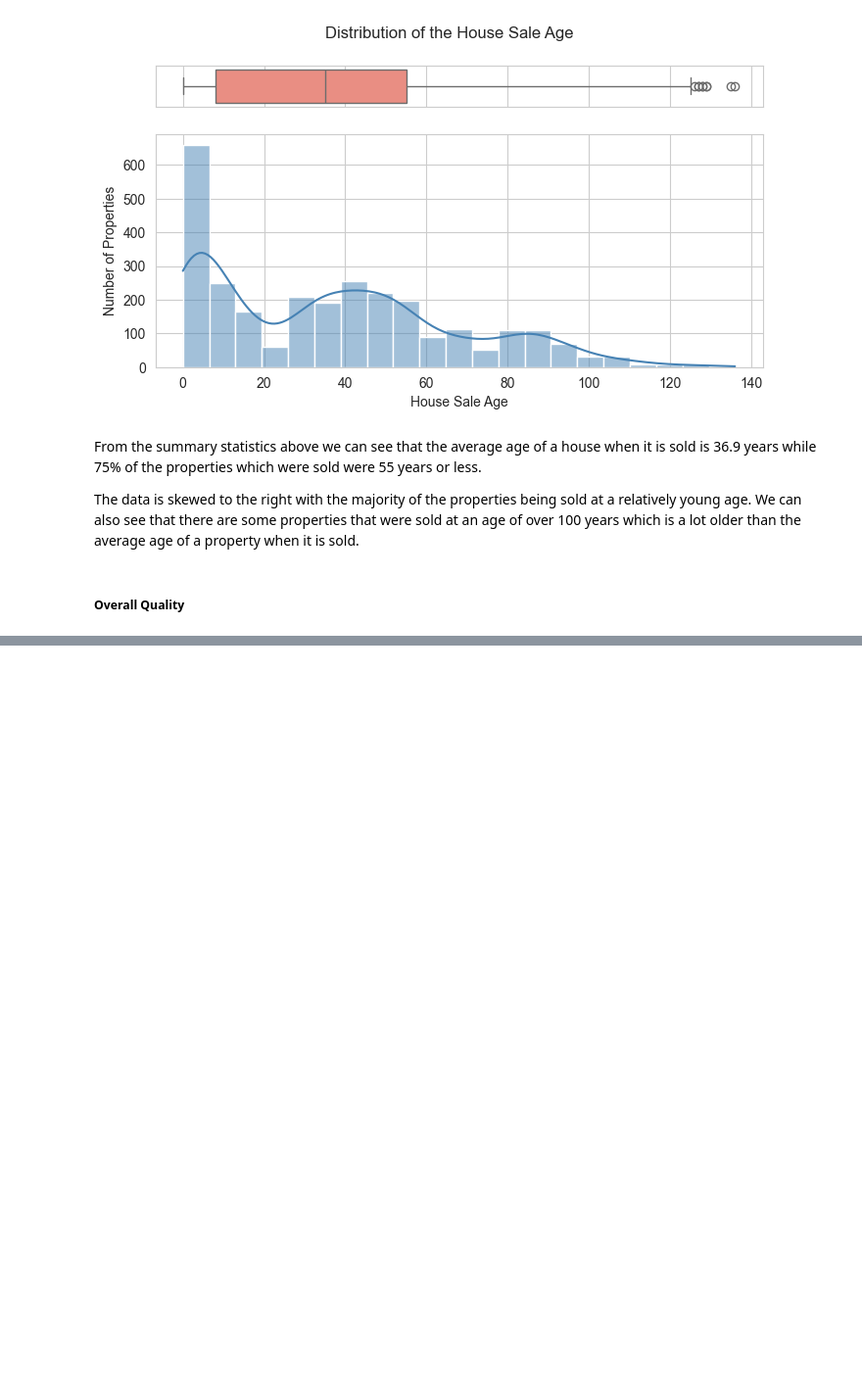
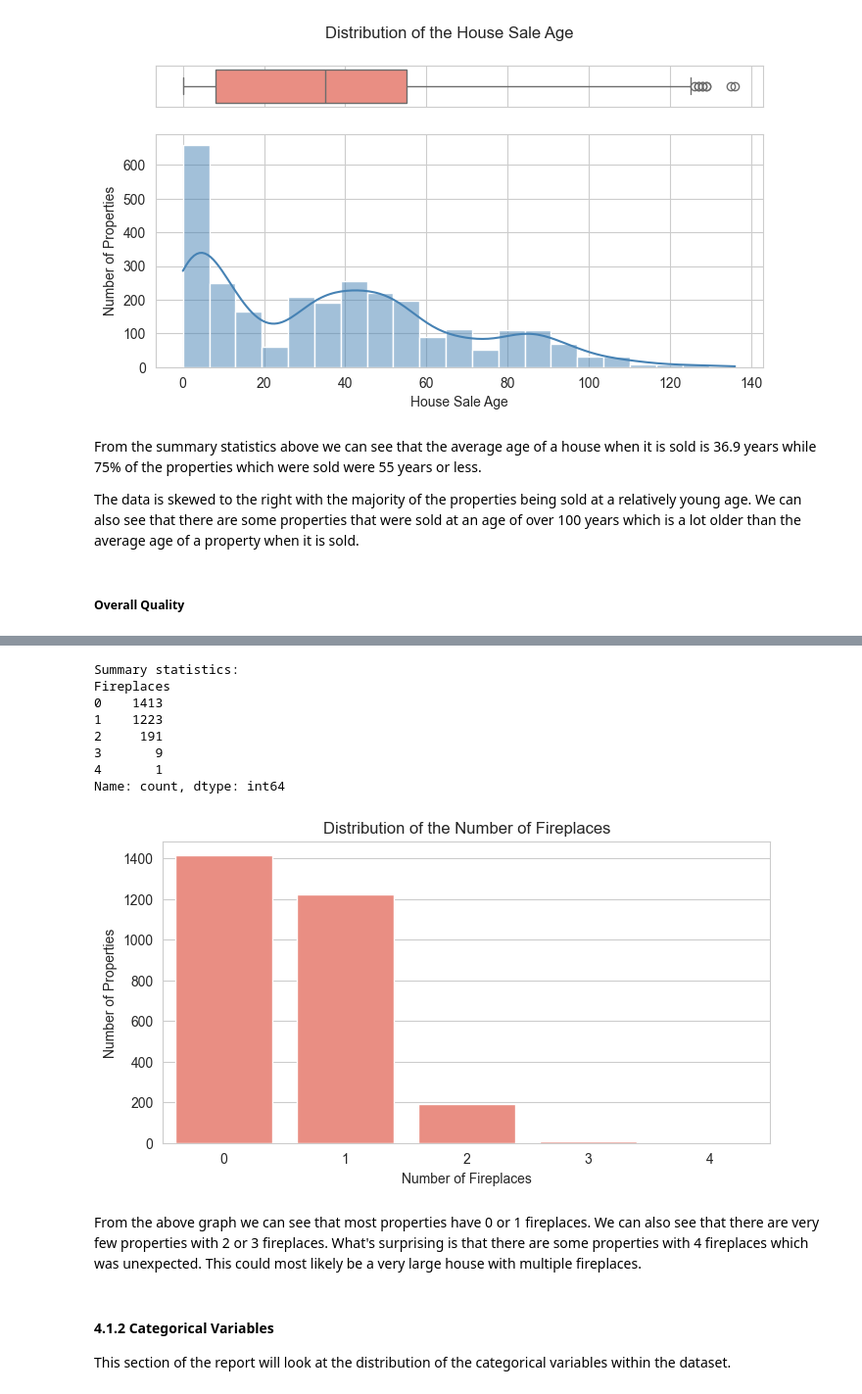
Before and after one commit to rongachoka/House_Prices_Dataset_-coursework-, a Jupyter notebook: index_updated.ipynb, the cells around one changed output, grey strips where cells are left out. Shown at 98% size. Drawn from its saved outputs; the diff is of its cells as text; code cells hidden in the pictures; blank space fills up the shorter version.

```diff
--- a/index_updated.ipynb
+++ b/index_updated.ipynb
@@ -1415,0 +1464,19 @@ Name: count, dtype: int64
+# %%
+plot_discrete_values(df_updated_1, columns="Fireplaces", title="Distribution of the Number of Fireplaces",
+                xlabel="Number of Fireplaces", ylabel="Number of Properties")
+# %% [output]
+Summary statistics:
+Fireplaces
+0    1413
+1    1223
+2     191
+3       9
+4       1
+Name: count, dtype: int64
+[figure, added]
+# %% [markdown]
+From the above graph we can see that most properties have 0 or 1 fireplaces. We can also see that there are very few properties with 2 or 3 fireplaces. What's surprising is that there are some properties with 4 fireplaces which was unexpected. This could most likely be a very large house with multiple fireplaces.
+# %% [markdown]
+#### 4.1.2 Categorical Variables
+
+This section of the report will look at the distribution of the categorical variables within the dataset.
```
Also changed, not shown: parts of 54 cells of this notebook.
